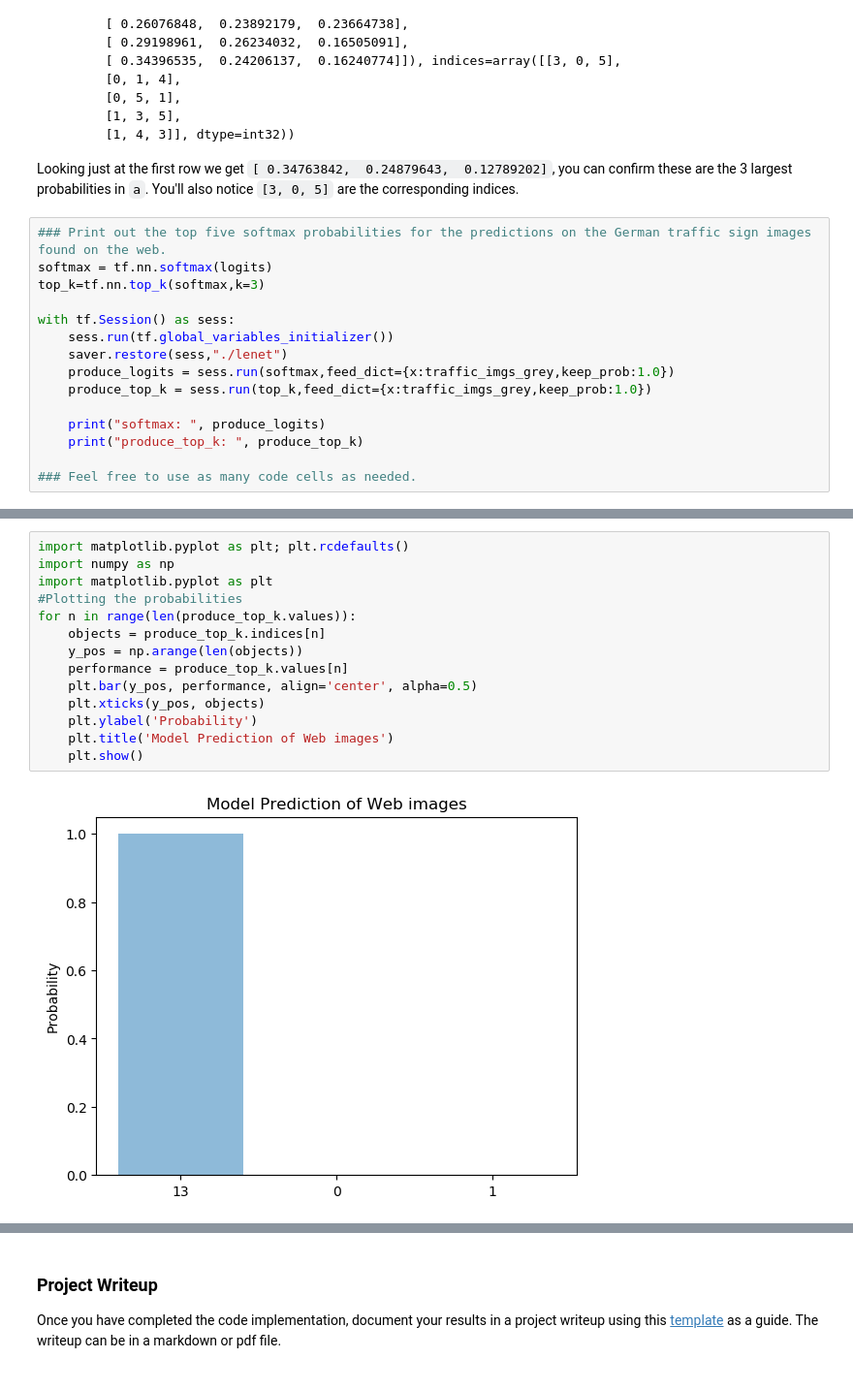
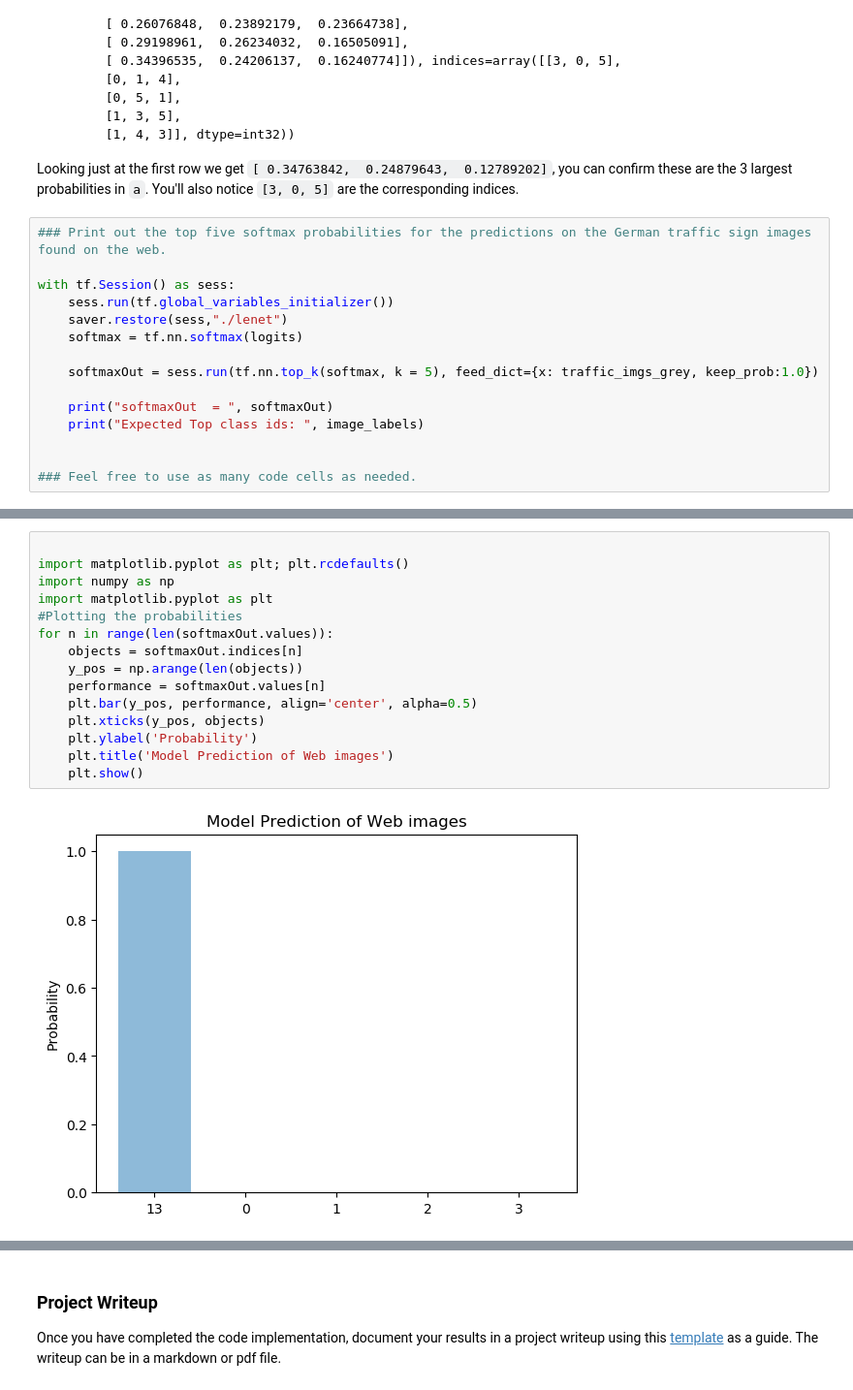
Before and after one commit to SanyamAgarwalRobotics/TrafficsignClassifier, a Jupyter notebook: Traffic_Sign_Classifier.ipynb, the cells around one changed output, grey strips where cells are left out. Shown at 97% size. Cells and saved outputs as stored; diff of their text form.

```diff
--- a/Traffic_Sign_Classifier.ipynb
+++ b/Traffic_Sign_Classifier.ipynb
@@ -664,17 +656,17 @@ TopKV2(values=array([[ 0.34763842,  0.24879643,  0.12789202],
 Looking just at the first row we get `[ 0.34763842,  0.24879643,  0.12789202]`, you can confirm these are the 3 largest probabilities in `a`. You'll also notice `[3, 0, 5]` are the corresponding indices.
 # %%
 ### Print out the top five softmax probabilities for the predictions on the German traffic sign images found on the web.
-softmax = tf.nn.softmax(logits)
-top_k=tf.nn.top_k(softmax,k=3)
 
 with tf.Session() as sess:
     sess.run(tf.global_variables_initializer())
     saver.restore(sess,"./lenet")
-    produce_logits = sess.run(softmax,feed_dict={x:traffic_imgs_grey,keep_prob:1.0})
-    produce_top_k = sess.run(top_k,feed_dict={x:traffic_imgs_grey,keep_prob:1.0})
+    softmax = tf.nn.softmax(logits)
 
-    print("softmax: ", produce_logits)
-    print("produce_top_k: ", produce_top_k)
+    softmaxOut = sess.run(tf.nn.top_k(softmax, k = 5), feed_dict={x: traffic_imgs_grey, keep_prob:1.0})
+
+    print("softmaxOut  = ", softmaxOut)
+    print("Expected Top class ids: ", image_labels)
+
 
 ### Feel free to use as many code cells as needed.
 # %% [output]
@@ -701,16 +689,17 @@ produce_top_k:  TopKV2(values=array([[1., 0., 0.],
 # %%
+
 import matplotlib.pyplot as plt; plt.rcdefaults()
 import numpy as np
 import matplotlib.pyplot as plt
 #Plotting the probabilities
-for n in range(len(produce_top_k.values)):
-    objects = produce_top_k.indices[n]
+for n in range(len(softmaxOut.values)):
+    objects = softmaxOut.indices[n]
     y_pos = np.arange(len(objects))
-    performance = produce_top_k.values[n]
+    performance = softmaxOut.values[n]
     plt.bar(y_pos, performance, align='center', alpha=0.5)
     plt.xticks(y_pos, objects)
     plt.ylabel('Probability')
     plt.title('Model Prediction of Web images')
     plt.show()
 # %% [output]
-[figure, old version]
+[figure, new version]
```
Also changed, not shown: parts of 8 cells of this notebook, 2 other files.
